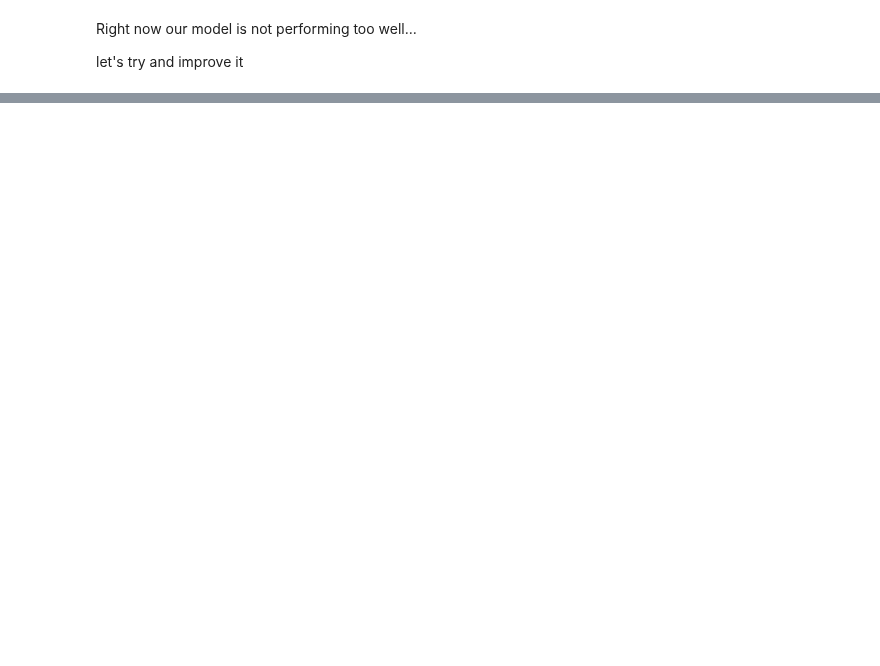
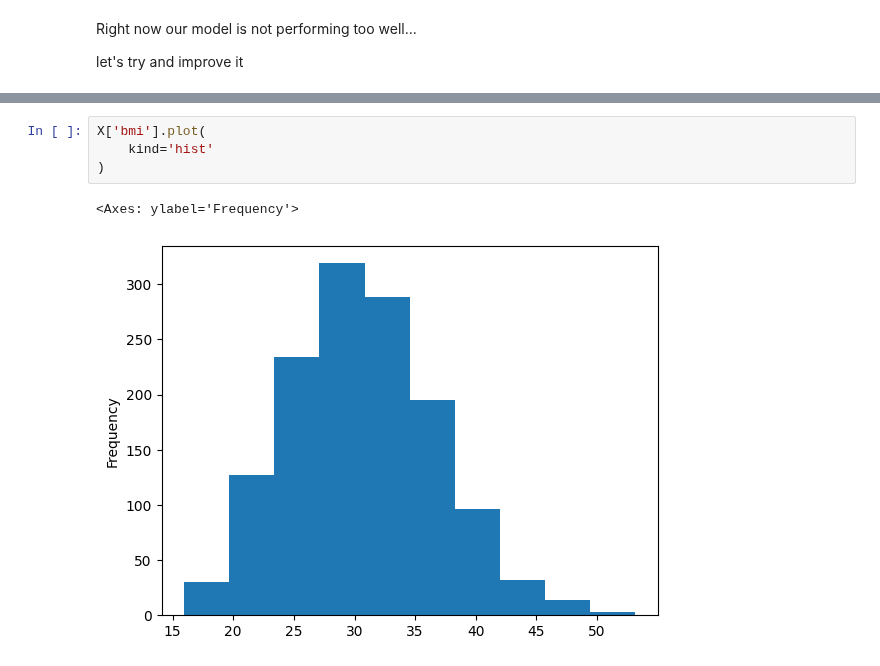
Before and after one commit to LivingstonTardzenyuy/Deep-Learning-with-TensorFlow, a Jupyter notebook: predicting_charges_of_a_patient.ipynb, the cells around one changed output, grey strips where cells are left out. Saved outputs shown, nothing was run; the diff lists cells and outputs as text; blank space fills up the shorter version.

```diff
--- a/predicting_charges_of_a_patient.ipynb
+++ b/predicting_charges_of_a_patient.ipynb
@@ -179,0 +223,7 @@ insurance_model_1.fit(X_train, y_train, epochs=100)
+# %%
+X['bmi'].plot(
+    kind='hist'
+)
+# %% [output]
+<Axes: ylabel='Frequency'>
+[figure, added]
```
Also changed, not shown: parts of 17 cells of this notebook.
